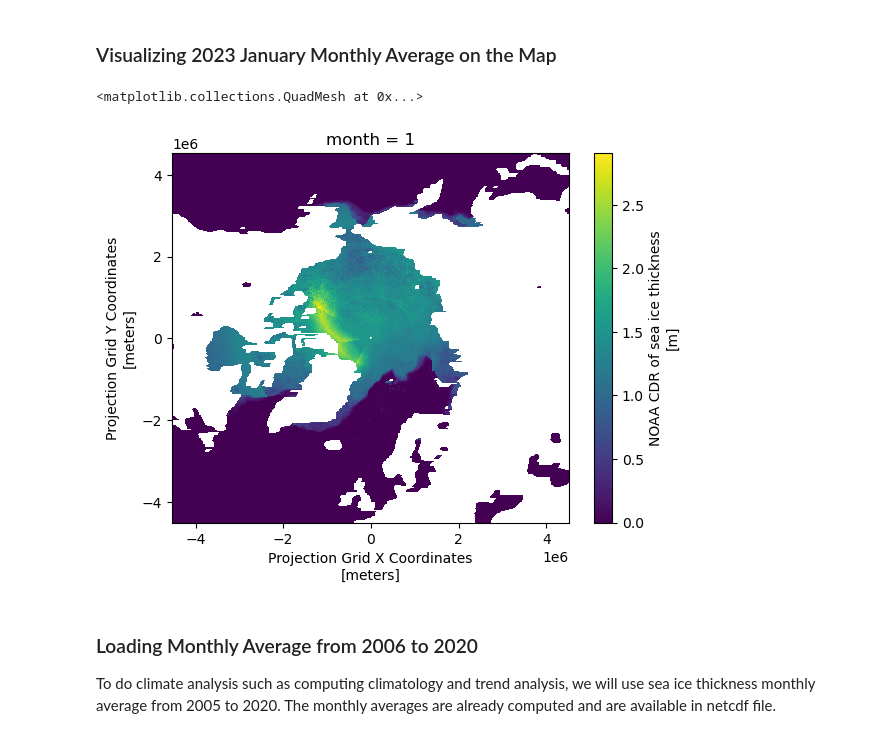
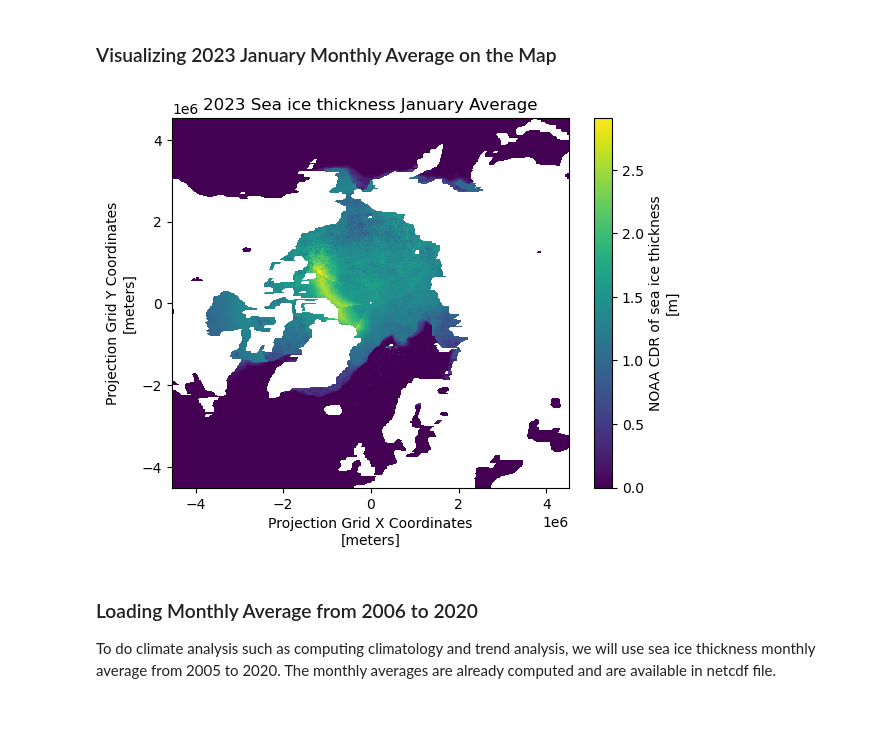
Before and after one commit to coastwatch-training/CoastWatch-Tutorials, a Jupyter notebook: seaice-thickness-climatology/Python/seaice-thickness-climatology.ipynb, the cells around one changed output. Saved outputs shown, nothing was run; the diff lists cells and outputs as text; code cells hidden in the pictures.

```diff
--- a/seaice-thickness-climatology/Python/seaice-thickness-climatology.ipynb
+++ b/seaice-thickness-climatology/Python/seaice-thickness-climatology.ipynb
@@ -106,9 +106,10 @@ Data variables:
 # %%
 # Visualize the January sea ice thickness mean (first time step: index[0])
 ds_monthly_mean23['cdr_sea_ice_thickness'][0].plot()
+plt.title("2023 Sea ice thickness January Average")
+plt.show()
 # %% [output]
-<matplotlib.collections.QuadMesh at 0x...>
-[figure, old version]
+[figure, new version]
 # %% [markdown]
 ### Loading Monthly Average from 2006 to 2020
 
```
Also changed, not shown: parts of 1 cell of this notebook.
